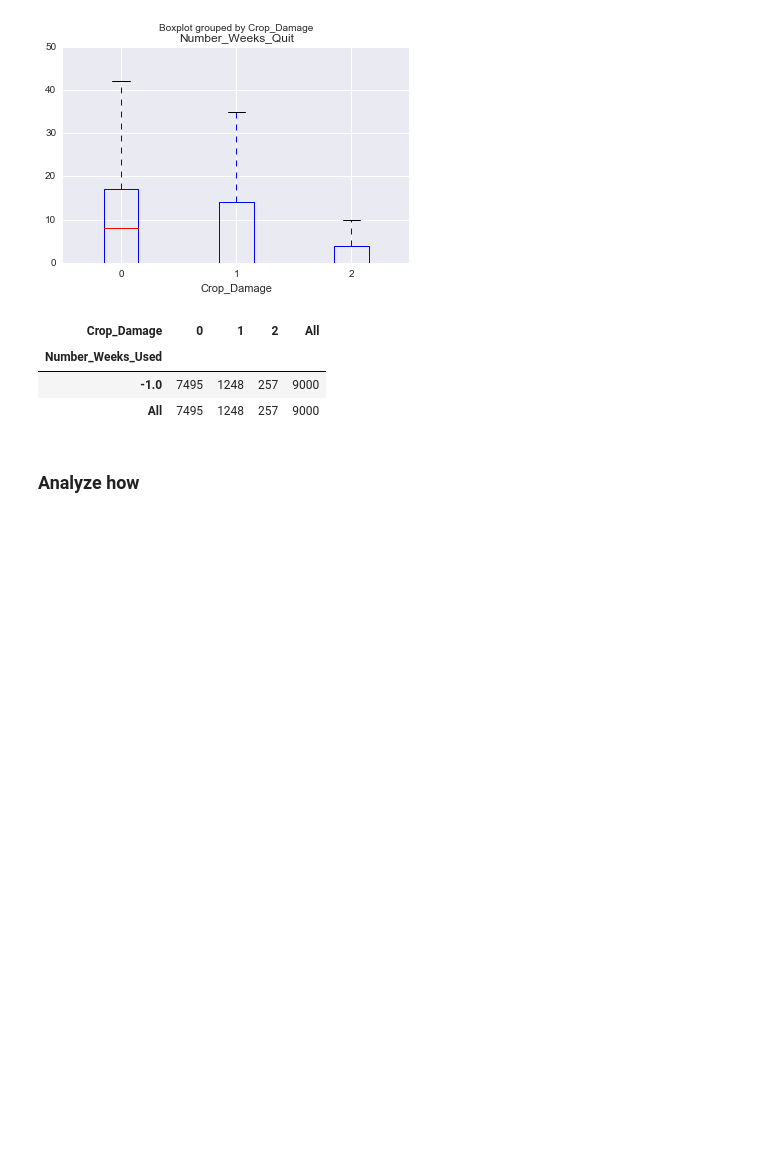
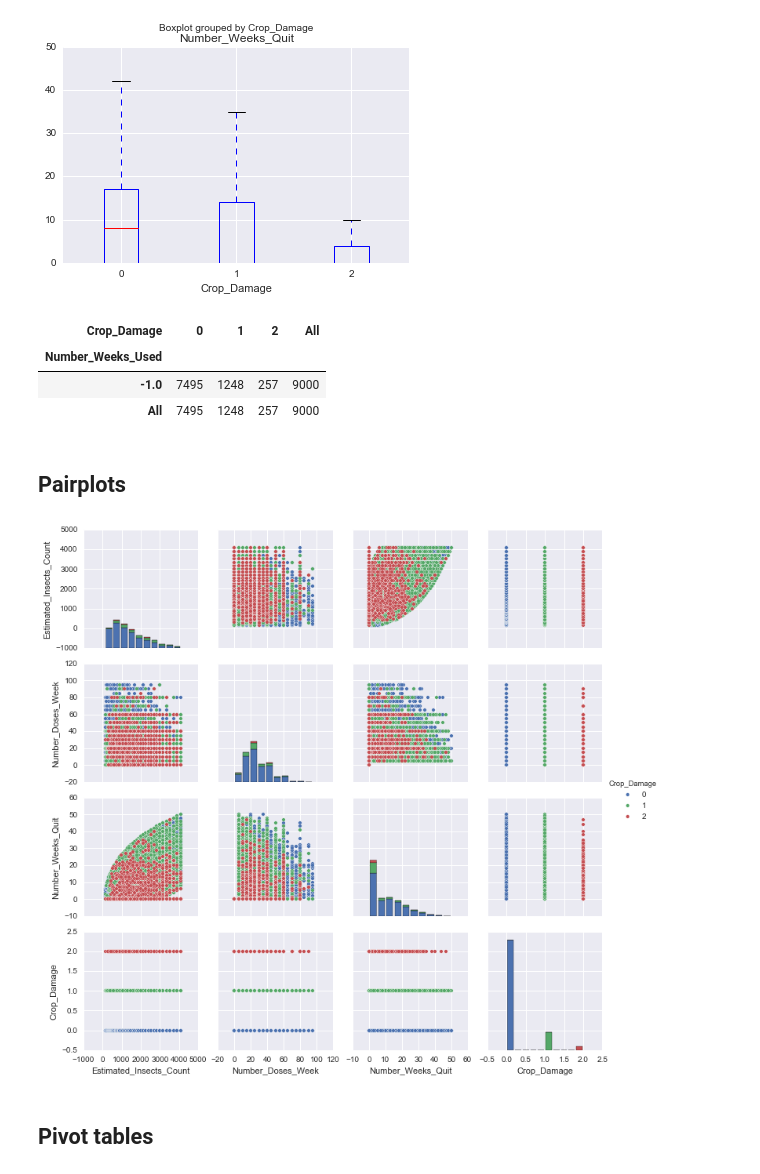
Before and after one commit to numb3r33/av-practice, a Jupyter notebook: last_man_standing/analysis.ipynb, the cells around one changed output. Saved outputs shown, nothing was run; the diff lists cells and outputs as text; code cells hidden in the pictures; blank space fills up the shorter version.

Commit message:
Cross tabs and pivot tables

```diff
--- a/last_man_standing/analysis.ipynb
+++ b/last_man_standing/analysis.ipynb
@@ -182,5 +188,13 @@ pd.crosstab(train[train.Number_Weeks_Used==-1].Number_Weeks_Used, train[train.Nu
 | Number_Weeks_Used |  |  |  |  |
 | -1.0 | 7495 | 1248 | 257 | 9000 |
 | All | 7495 | 1248 | 257 | 9000 |
-# %% [markdown]
-### Analyze how
+# %% [markdown]
+## Pairplots
+# %%
+features = ['Estimated_Insects_Count', 'Number_Doses_Week', 'Number_Weeks_Quit', 'Crop_Damage']
+
+sns.pairplot(train[features], hue='Crop_Damage');
+# %% [output]
+[figure, added]
+# %% [markdown]
+## Pivot tables
```
Also changed, not shown: parts of 33 cells of this notebook, 2 other files.
